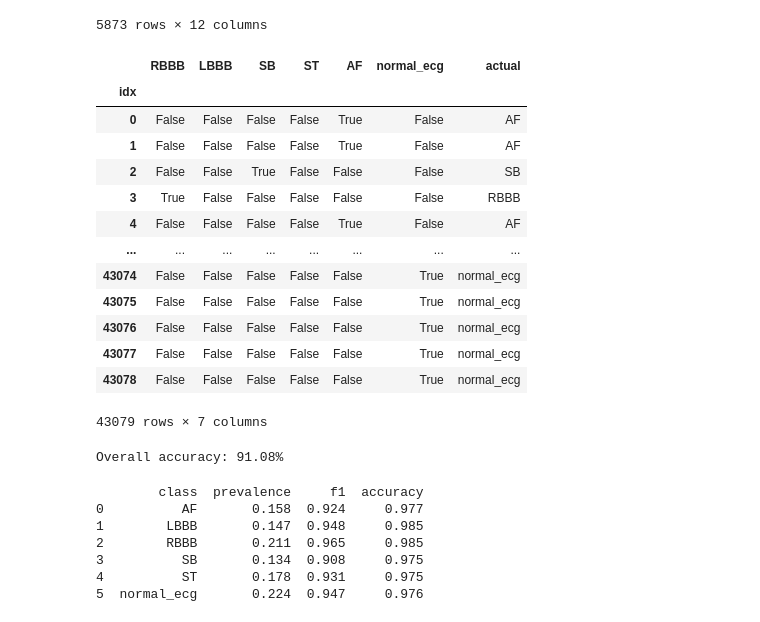
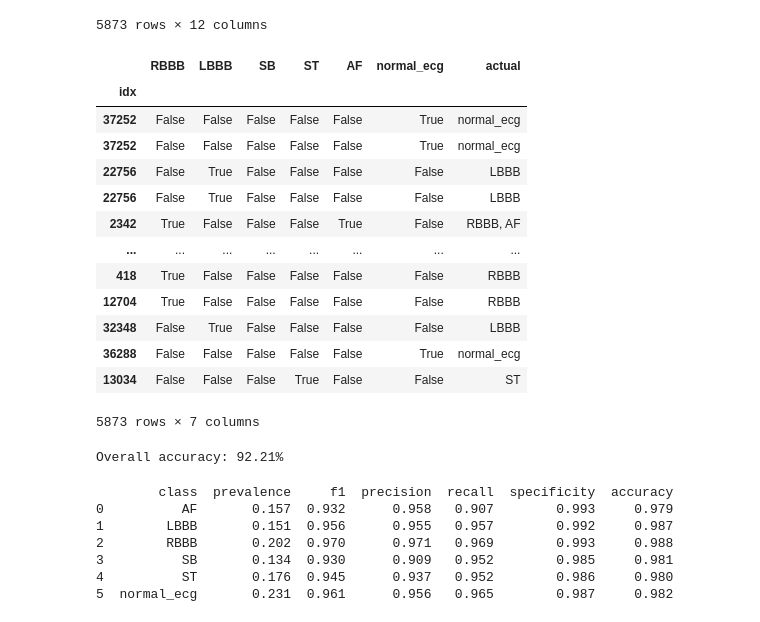
Before and after one commit to andresalvarezolmo/ECG-FM, a Jupyter notebook: notebooks/final-results/fine-tuned.ipynb, the cells around one changed output. Saved outputs shown, nothing was run; the diff lists cells and outputs as text; code cells hidden in the pictures.

```diff
--- a/notebooks/final-results/fine-tuned.ipynb
+++ b/notebooks/final-results/fine-tuned.ipynb
@@ -208,27 +208,27 @@ pred_thresh_mapped
 | 37915 | code_15_999670.mat | test | /home/aa2650/datasets/code_15/sub... | 2500 | False | False | False | False | False | True | ... |
 5873 rows × 12 columns
 # %%
-true_labels = pd.read_csv(os.path.join('/home/aa2650/datasets/code_15/subset/labels.csv'), index_col='idx')
+true_labels = pd.read_csv(os.path.join('/home/aa2650/datasets/code_15/subset/ground_truth_test_labels.csv'), index_col='idx')
 true_labels['actual'] = true_labels[label_mapping.values()].apply(
     lambda row: ', '.join(row.index[row]),
     axis=1,
 )
 true_labels
 # %% [output]
 |  | RBBB | LBBB | SB | ST | AF | normal_ecg | actual |
 | idx |  |  |  |  |  |  |  |
-| 0 | False | False | False | False | True | False | AF |
-| 1 | False | False | False | False | True | False | AF |
-| 2 | False | False | True | False | False | False | SB |
-| 3 | True | False | False | False | False | False | RBBB |
-| 4 | False | False | False | False | True | False | AF |
+| 37252 | False | False | False | False | False | True | normal_ecg |
+| 37252 | False | False | False | False | False | True | normal_ecg |
+| 22756 | False | True | False | False | False | False | LBBB |
+| 22756 | False | True | False | False | False | False | LBBB |
+| 2342 | True | False | False | False | True | False | RBBB, AF |
 | ... | ... | ... | ... | ... | ... | ... | ... |
-| 43074 | False | False | False | False | False | True | normal_ecg |
-| 43075 | False | False | False | False | False | True | normal_ecg |
-| 43076 | False | False | False | False | False | True | normal_ecg |
-| 43077 | False | False | False | False | False | True | normal_ecg |
-| 43078 | False | False | False | False | False | True | normal_ecg |
+| 418 | True | False | False | False | False | False | RBBB |
+| 12704 | True | False | False | False | False | False | RBBB |
+| 32348 | False | True | False | False | False | False | LBBB |
+| 36288 | False | False | False | False | False | True | normal_ecg |
+| 13034 | False | False | False | True | False | False | ST |
-43079 rows × 7 columns
+5873 rows × 7 columns
 # %%
 # Visualize predicted and actual labels side-by-side
 pred_thresh_mapped[['predicted']].join(true_labels[['actual']], how='left')
@@ -241,7 +241,7 @@ comparison = pred_thresh_mapped[['predicted']].join(true_labels[['actual']], how
 accuracy = (comparison['predicted'] == comparison['actual']).mean()
 print(f"Overall accuracy: {accuracy:.2%}")
 # %% [output]
-Overall accuracy: 91.08%
+Overall accuracy: 92.21%
 # %%
 from sklearn.metrics import confusion_matrix
 from sklearn.preprocessing import MultiLabelBinarizer
@@ -278,16 +278,19 @@ for i, cls_name in enumerate(class_names):
         'class': cls_name,
         'prevalence': round(prevalence, 3),
         'f1': round(f1, 3),
-        'accuracy': round(accuracy, 3),
+        'precision': round(precision, 3),
+        'recall': round(sensitivity, 3),
+        'specificity': round(specificity, 3),
+        'accuracy': round(accuracy, 3)
     })
 
 metrics_df = pd.DataFrame(results)
 print(metrics_df)
 # %% [output]
-        class  prevalence     f1  accuracy
-0          AF       0.158  0.924     0.977
-1        LBBB       0.147  0.948     0.985
-2        RBBB       0.211  0.965     0.985
-3          SB       0.134  0.908     0.975
-4          ST       0.178  0.931     0.975
-5  normal_ecg       0.224  0.947     0.976
+        class  prevalence     f1  precision  recall  specificity  accuracy
+0          AF       0.157  0.932      0.958   0.907        0.993     0.979
+1        LBBB       0.151  0.956      0.955   0.957        0.992     0.987
+2        RBBB       0.202  0.970      0.971   0.969        0.993     0.988
+3          SB       0.134  0.930      0.909   0.952        0.985     0.981
+4          ST       0.176  0.945      0.937   0.952        0.986     0.980
+5  normal_ecg       0.231  0.961      0.956   0.965        0.987     0.982
```
Also changed, not shown: parts of 4 cells of this notebook, 2 other files.
